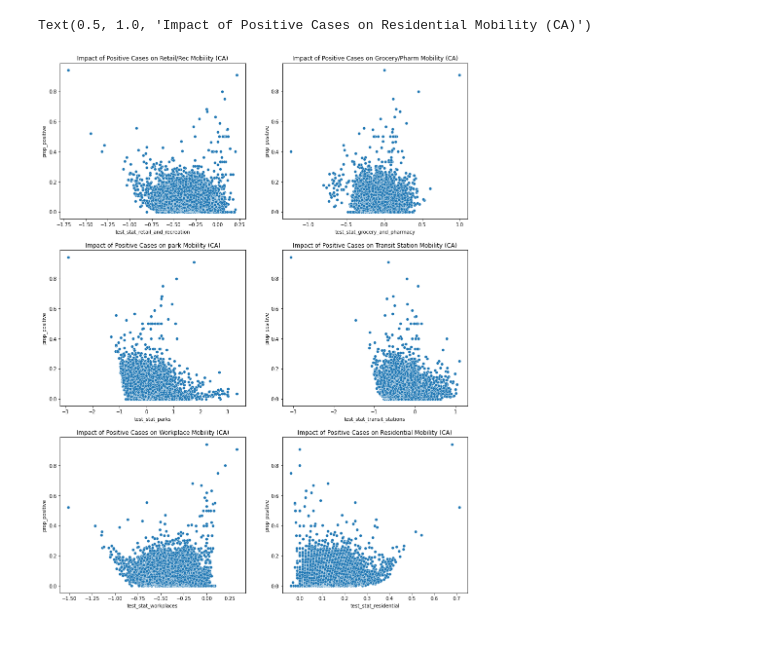
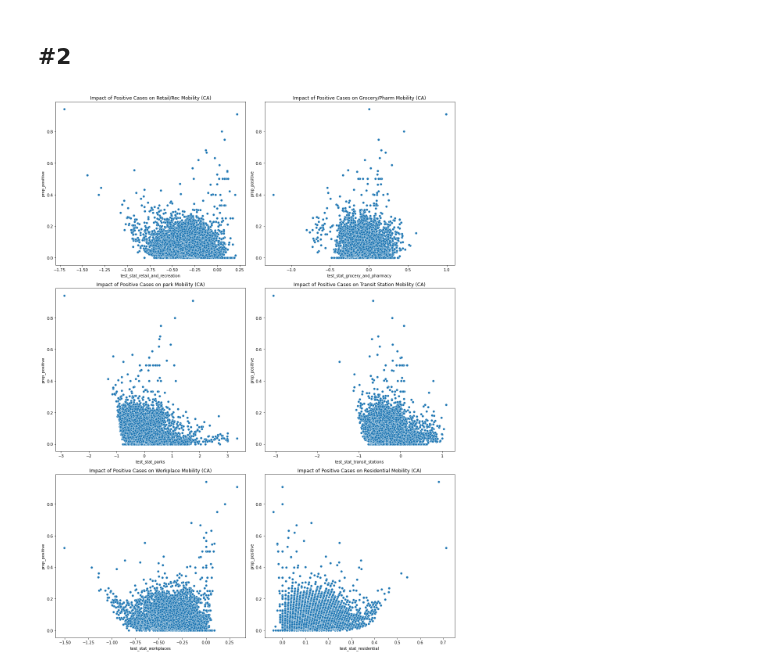
Before and after one commit to pkargupta/mobo102, a Jupyter notebook: [Data C102] Final Project Q2.ipynb, the cells around one changed output. Drawn from its saved outputs; the diff is of its cells as text; code cells hidden in the pictures; blank space fills up the shorter version.

```diff
--- a/[Data C102] Final Project Q2.ipynb
+++ b/[Data C102] Final Project Q2.ipynb
@@ -165,29 +373,42 @@ ca_data.head()
+# %% [markdown]
+## #2
 # %%
+# Plotting the the proportion of positive COVID-19 tests against our test statistic for measusing the impact of
+# these cases on different kinds of mobility. The graphs seem to indicate that a higher proportion of test cases
+# has led to lower retail and recreational, and workspace mobility, higher park and residential mobility, and roughly
+# no change in grocery and pharmacy and transit station mobility. This is in-line with our own assumptions that
+# the pandemic led to more people staying home or going to outdoor spaces and less people going to work (WFH) and
+# going to public places like transit stations or doing in-door recreational activities. Essential activities like
+# grocery shopping remain less impacted.
+
+# CA
+
 fig, ax = plt.subplots(3, 2, figsize=(15, 20))
 
 sns.scatterplot(ca_data['test_stat_retail_and_recreation'], ca_data['prop_positive'],
                 ax = ax[0][0]).set_title(
 'Impact of Positive Cases on Retail/Rec Mobility (CA)')
 
 sns.scatterplot(ca_data['test_stat_grocery_and_pharmacy'], ca_data['prop_positive'],
                ax = ax[0][1]).set_title(
 'Impact of Positive Cases on Grocery/Pharm Mobility (CA)')
 
 sns.scatterplot(ca_data['test_stat_parks'], ca_data['prop_positive'],
                 ax = ax[1][0]).set_title(
 'Impact of Positive Cases on park Mobility (CA)')
 
 sns.scatterplot(ca_data['test_stat_transit_stations'], ca_data['prop_positive'],
                 ax = ax[1][1]).set_title(
 'Impact of Positive Cases on Transit Station Mobility (CA)')
 
 sns.scatterplot(ca_data['test_stat_workplaces'], ca_data['prop_positive'],
                 ax = ax[2][0]).set_title(
 'Impact of Positive Cases on Workplace Mobility (CA)')
 
 sns.scatterplot(ca_data['test_stat_residential'], ca_data['prop_positive'],
                 ax = ax[2][1]).set_title(
 'Impact of Positive Cases on Residential Mobility (CA)')
+
+plt.tight_layout()
 # %% [output]
-Text(0.5, 1.0, 'Impact of Positive Cases on Residential Mobility (CA)')
-[figure, old version]
+[figure, new version]
```
Also changed, not shown: parts of 56 cells of this notebook.
